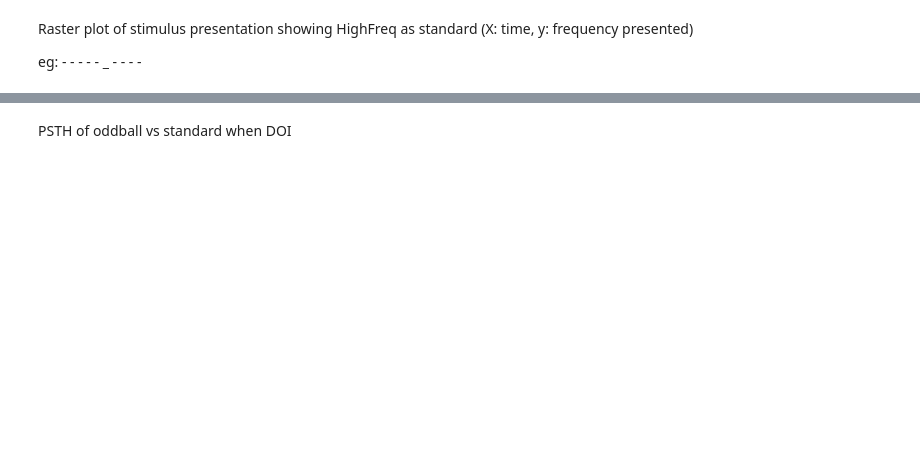
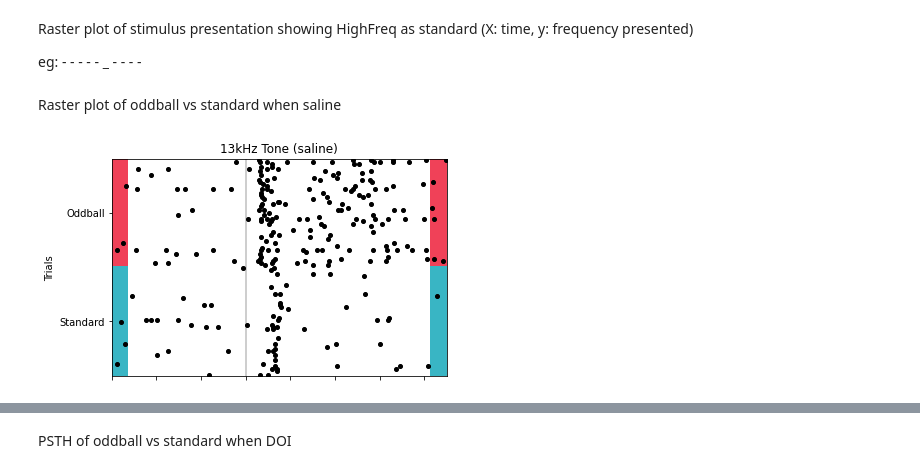
Before and after one commit to sjara/jaranotebooks, a Jupyter notebook: maxh/PseudoCodeForFigures.ipynb, the cells around one changed output, grey strips where cells are left out. Saved outputs shown, nothing was run; the diff lists cells and outputs as text; code cells hidden in the pictures; blank space fills up the shorter version.

```diff
--- a/maxh/PseudoCodeForFigures.ipynb
+++ b/maxh/PseudoCodeForFigures.ipynb
@@ -260,3 +277,25 @@ x = time
 Raster plot of stimulus presentation showing HighFreq as standard (X: time, y: frequency presented)
 
 eg: - - - - - _ - - - -
+# %% [markdown]
+Raster plot of oddball vs standard when saline
+# %%
+binWidth = 0.010
+timeVec = np.arange(timeRangePlot[0],timeRangePlot[-1],binWidth)
+
+if oneCell.get_session_inds('salineHighFreq') != []:
+        (combinedSpikeTimesHighSaline, combinedSpikeTimesLowSaline, combinedIndexLimitsHighSaline, combinedIndexLimitsLowSaline, combinedTrialsHighSaline, combinedTrialsLowSaline, spikeCountMatHighSaline, spikeCountMatLowSaline ) = odbl.prepare_plots(oneCell, timeRangePlot, 'salineHighFreq', 'salineLowFreq', timeVec)
+
+        # Raster plot of high frequency
+        colorsEachCond = ['#39b5c4', '#f04158']
+        highFreqLabels = ('Standard', "Oddball")
+        ax1 = plt.subplot()
+        # plt.xlabel('Time (s)')
+        plt.ylabel('Trials')
+        plt.title('13kHz Tone (saline)')
+        ax1.tick_params(labelbottom=False)
+        pRaster, hcond, zline = extraplots.raster_plot(combinedSpikeTimesHighSaline, combinedIndexLimitsHighSaline, timeRangePlot, combinedTrialsHighSaline, colorsEachCond, labels= highFreqLabels)
+        for p in pRaster:
+            p.set_markersize(8)
+# %% [output]
+[figure, added]
```
Also changed, not shown: parts of 20 cells of this notebook, 1 other file.
